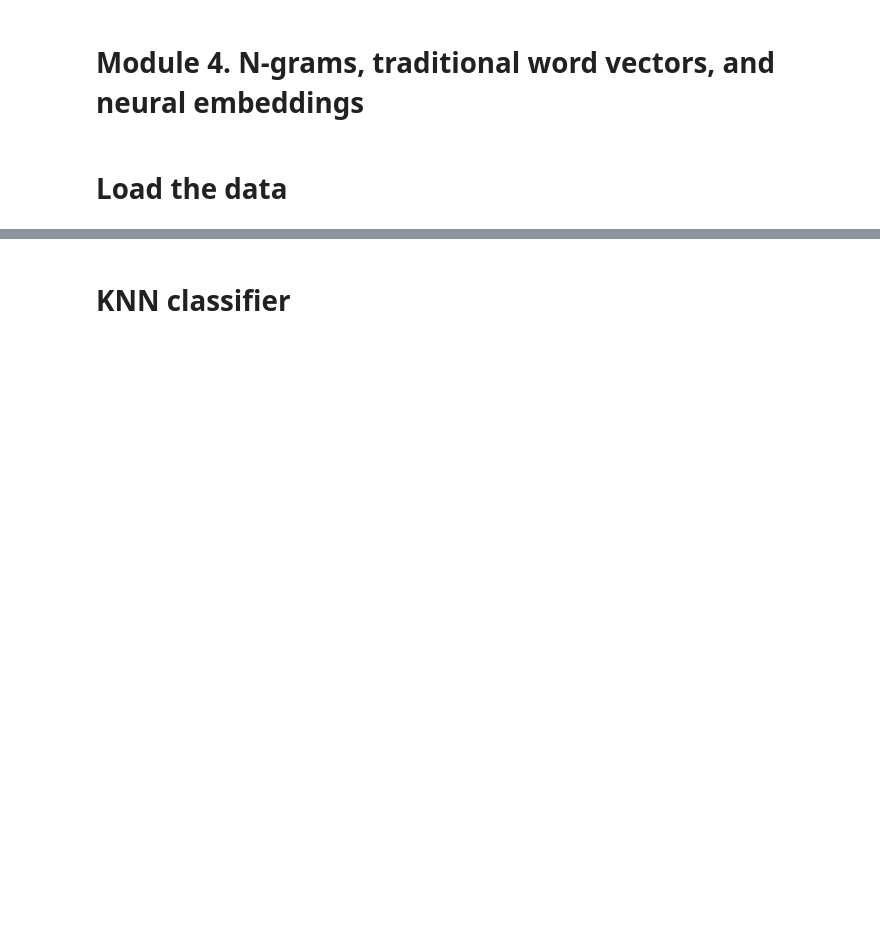
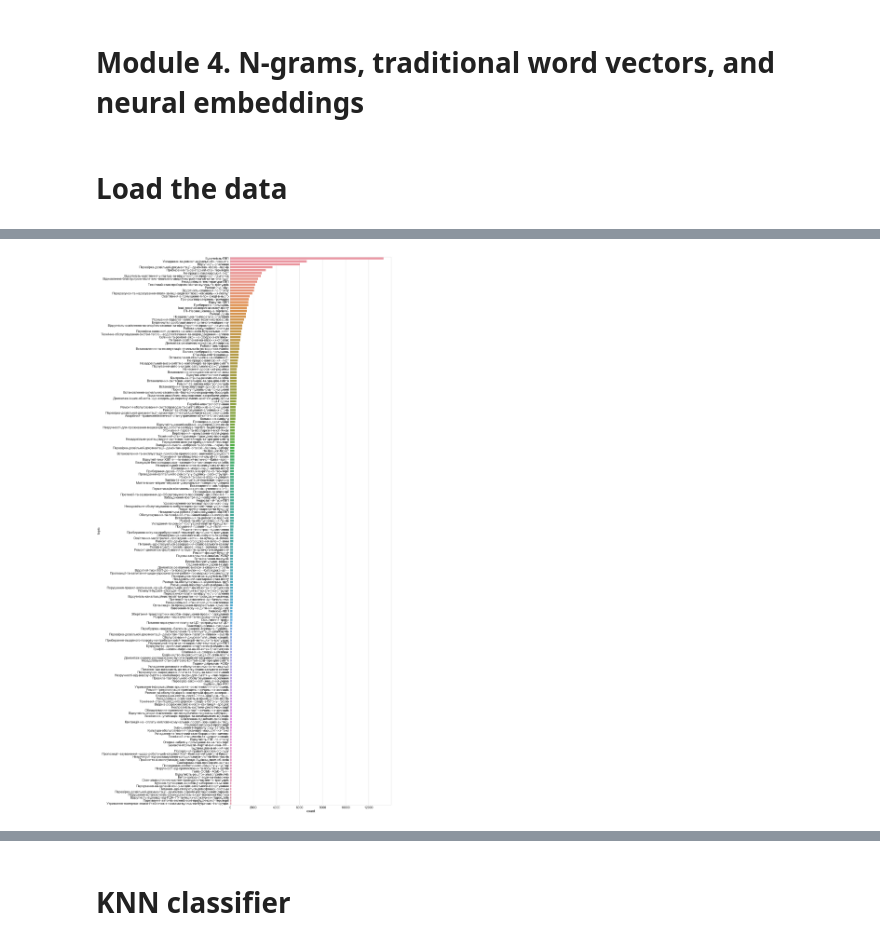
Before and after one commit to IvanProdaiko94/UCU-nlp-hw-4, a Jupyter notebook: neural-embeddings.ipynb, the cells around one changed output, grey strips where cells are left out. Drawn from its saved outputs; the diff is of its cells as text; code cells hidden in the pictures; blank space fills up the shorter version.

```diff
--- a/neural-embeddings.ipynb
+++ b/neural-embeddings.ipynb
@@ -3,15 +3,23 @@
 # %%
 import os
 import re
-import gensim
+import string
 
 import numpy as np
 import pandas as pd
-# from langdetect import detect
+import gensim as gs
 
-# import matplotlib.pyplot as plt
+import matplotlib.pyplot as plt
+import seaborn as sns
 
-# %matplotlib inline
+from langdetect import detect
+
+from ipywidgets import IntProgress
+from IPython.display import display
+
+%matplotlib inline
+
+sns.set()
 # %% [markdown]
 # Load the data
 # %%
@@ -62,0 +89,10 @@ requests.head()
+# %%
+def count_plot(df):
+    plt.figure(figsize=(20, 70))
+    sns.set(font_scale = 2)
+    sns.set_style('whitegrid')
+    return sns.countplot(y='topic', data=df, order = df['topic'].value_counts().index)
+
+ax = count_plot(df)
+# %% [output]
+[figure, added]
```
Also changed, not shown: parts of 14 cells of this notebook, 1 other file.
